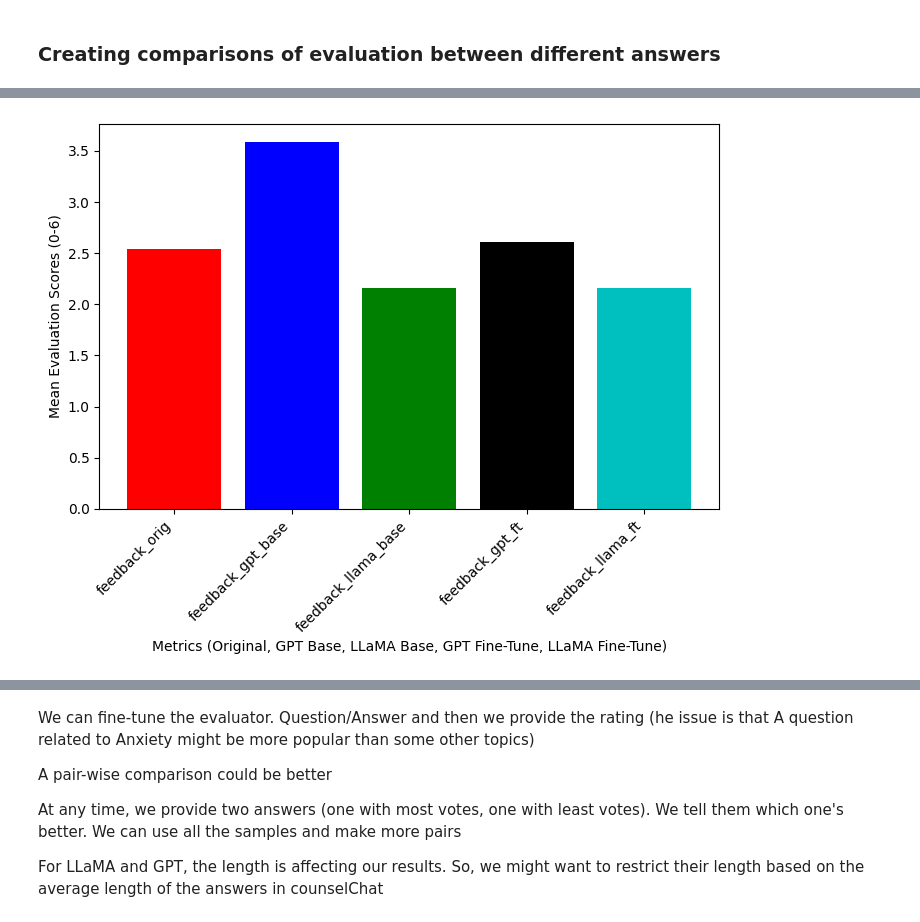
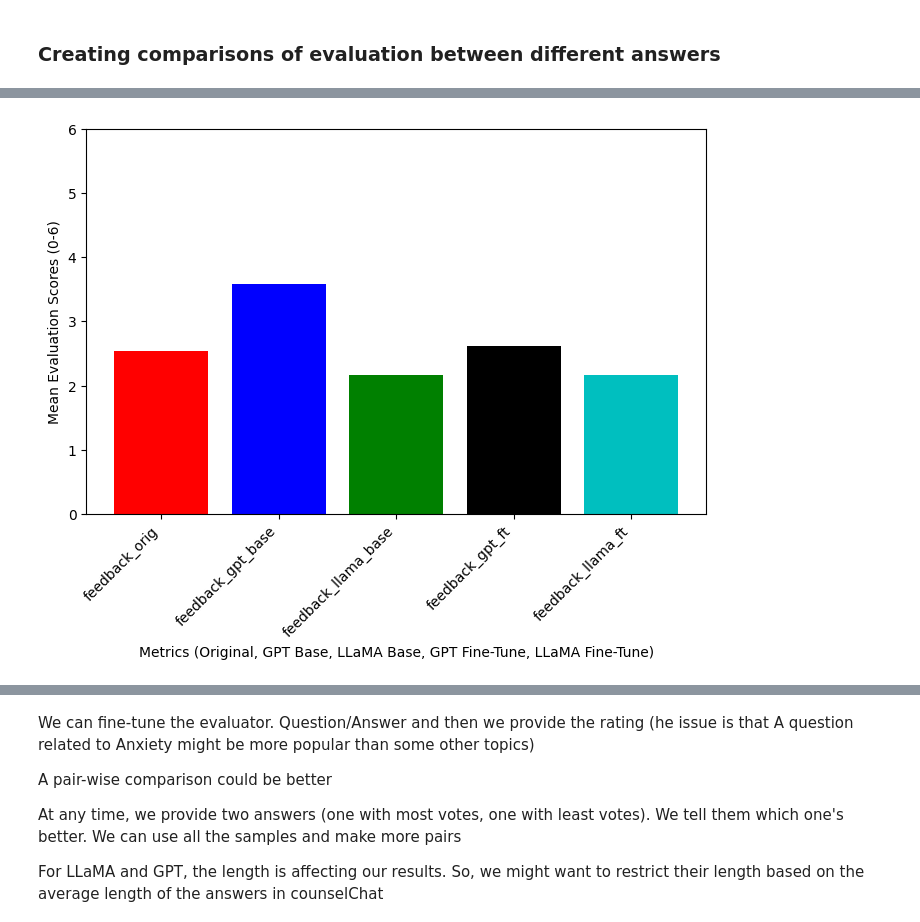
Before and after one commit to embedded-robotics/mental-health-agents, a Jupyter notebook: src/dpo/response_evaluation.ipynb, the cells around one changed output, grey strips where cells are left out. Saved outputs shown, nothing was run; the diff lists cells and outputs as text; code cells hidden in the pictures.

```diff
--- a/src/dpo/response_evaluation.ipynb
+++ b/src/dpo/response_evaluation.ipynb
@@ -649,16 +650,17 @@ plt.show()
 # %%
 viz_df = df_response_evaluation[['topic','feedback_orig', 'feedback_gpt_base', 'feedback_llama_base', 'feedback_gpt_ft', 'feedback_llama_ft']].set_index('topic')
 avg_metrics = viz_df.agg('mean')
 
 plt.figure(figsize=(8,5))
 plt.bar(avg_metrics.index.to_list(), avg_metrics.values.tolist(), color=['r','b','g','k','c'])
 plt.xticks(rotation=45, ha='right')
 plt.xlabel('Metrics (Original, GPT Base, LLaMA Base, GPT Fine-Tune, LLaMA Fine-Tune)')
 plt.ylabel('Mean Evaluation Scores (0-6)')
+plt.ylim(0, 6)
 plt.title('')
 plt.show()
 # %% [output]
-[figure, old version]
+[figure, new version]
 # %%
 viz_df = df_response_evaluation[['topic','understanding_orig', 'understanding_gpt_base', 'understanding_llama_base', 'understanding_gpt_ft', 'understanding_llama_ft']].set_index('topic')
 avg_metrics = viz_df.agg('mean')
```
Also changed, not shown: parts of 10 cells of this notebook.
